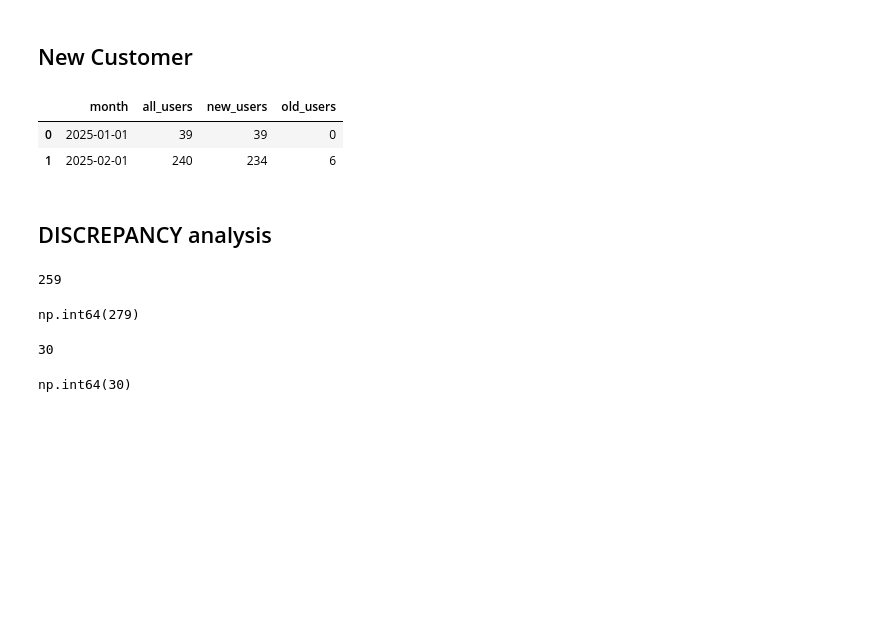
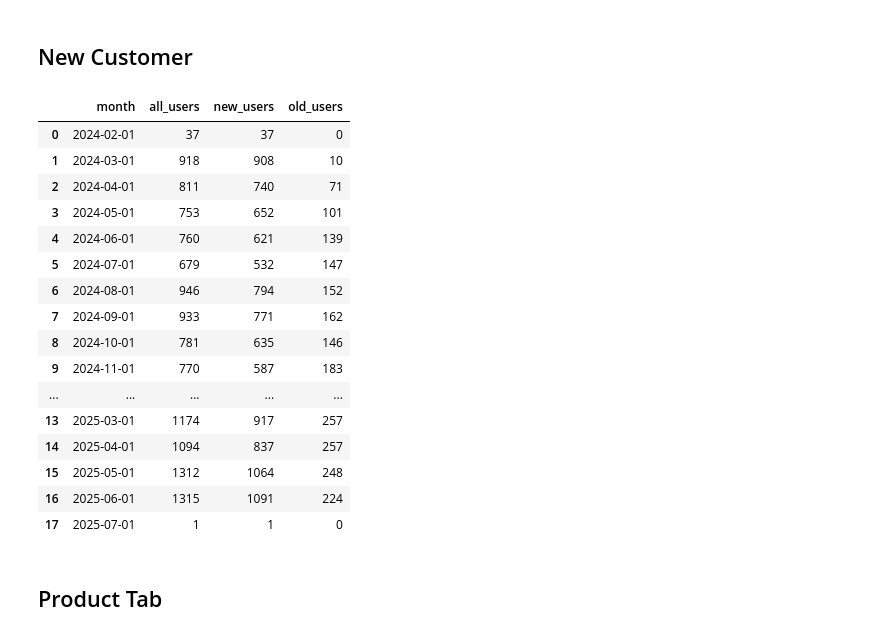
Before and after one commit to datadecoder25/cpg_ltv_calculation, a Jupyter notebook: ltv_calculation.ipynb, the cells around one changed output. Saved outputs shown, nothing was run; the diff lists cells and outputs as text; code cells hidden in the pictures; blank space fills up the shorter version.

```diff
--- a/ltv_calculation.ipynb
+++ b/ltv_calculation.ipynb
@@ -159,5 +159,16 @@ Dataframe shape: (18864, 49)
 
 All required columns found!
+# %%
+combined_df['purchase_date'] = pd.to_datetime(combined_df['purchase_date'], utc=True, errors='coerce')
+
+# Remove rows where purchase_date couldn't be parsed (NaT values)
+combined_df = combined_df.dropna(subset=['purchase_date'])
+
+filtered_df = combined_df[
+    (combined_df['currency'] == 'CAD') &
+    (combined_df['item_price'] > 0) &
+    (combined_df['purchase_date'].dt.strftime('%Y-%m-01') > '2022-09-01')
+].copy()
 # %% [markdown]
 ## Calculating ProductRaw
 # %%
@@ -456,7 +467,7 @@ pntb = pntb_df[['merchant_sku', 'pntb_title', 'pntb_month']].drop_duplicates().r
 # Step 3: Create output_tbl equivalent
 # Filter the main dataframe
 filtered_df = combined_df[
-    (combined_df['currency'] == 'USD') &
+    (combined_df['currency'] == 'CAD') &
     (combined_df['item_price'] > 0) &
     (combined_df['purchase_date'].dt.strftime('%Y-%m-01') > '2022-09-01')
 ].copy()
@@ -538,7 +549,7 @@ ntb_df_wo_sku = ntb_df_wo_sku[['buyer_email', 'pome_month']].drop_duplicates().r
 # Step 3: Create output_tbl equivalent
 # Filter the main dataframe
 filtered_df_wo_sku = combined_df[
-    (combined_df['currency'] == 'USD') &
+    (combined_df['currency'] == 'CAD') &
     (combined_df['item_price'] > 0) &
     (combined_df['purchase_date'].dt.strftime('%Y-%m-01') > '2022-09-01')
 ].copy()
@@ -556,8 +567,8 @@ output_tbl_wo_sku = filtered_df_wo_sku.merge(
     right_on='user_id',
     how='left'
 )
-
-output_tbl_wo_sku['buyer_email'] = output_tbl_wo_sku['buyer_email'].fillna('NA').drop_duplicates()
+# output_tbl_wo_sku
+# output_tbl_wo_sku['buyer_email'] = output_tbl_wo_sku['buyer_email'].fillna('NA').drop_duplicates()
 
 
 # Group by and aggregate
@@ -1087,49 +1130,41 @@ Retention columns: [Timestamp('2025-01-01 00:00:00'), Timestamp('2025-02-01 00:0
 # %%
 sku = None
 if sku:
     filtered_data = RawData[RawData['merchant_sku']==sku].copy()
     #want to filter those rows where pome_month and month is equal
     filtered_data = filtered_data[filtered_data['pome_month']==filtered_data['month']]
 else:
-    filtered_data = RawData.copy()
+    filtered_data = RawDataWithoutSku.copy()
     filtered_data = filtered_data[filtered_data['pome_month']==filtered_data['month']]
 
 new_users = filtered_data.groupby(['month']).agg({'users': 'sum'}).reset_index().rename(columns={'users': 'new_users'})
 
-df_raw = RawData.copy()
+if sku:
+    df_raw = RawData.copy()
+else:
+    df_raw = RawDataWithoutSku.copy()
 all_users = df_raw.groupby(['month']).agg({'users': 'sum'}).reset_index().rename(columns={'users': 'all_users'})
 
 combined_users = pd.merge(all_users,new_users, on='month', how='left')
 combined_users['old_users'] = combined_users['all_users'] - combined_users['new_users']
 combined_users
 # %% [output]
 |  | month | all_users | new_users | old_users |
-| 0 | 2025-01-01 | 39 | 39 | 0 |
-| 1 | 2025-02-01 | 240 | 234 | 6 |
+| 0 | 2024-02-01 | 37 | 37 | 0 |
+| 1 | 2024-03-01 | 918 | 908 | 10 |
+| 2 | 2024-04-01 | 811 | 740 | 71 |
+| 3 | 2024-05-01 | 753 | 652 | 101 |
+| 4 | 2024-06-01 | 760 | 621 | 139 |
+| 5 | 2024-07-01 | 679 | 532 | 147 |
+| 6 | 2024-08-01 | 946 | 794 | 152 |
+| 7 | 2024-09-01 | 933 | 771 | 162 |
+| 8 | 2024-10-01 | 781 | 635 | 146 |
+| 9 | 2024-11-01 | 770 | 587 | 183 |
+| ... | ... | ... | ... | ... |
+| 13 | 2025-03-01 | 1174 | 917 | 257 |
+| 14 | 2025-04-01 | 1094 | 837 | 257 |
+| 15 | 2025-05-01 | 1312 | 1064 | 248 |
+| 16 | 2025-06-01 | 1315 | 1091 | 224 |
+| 17 | 2025-07-01 | 1 | 1 | 0 |
 # %% [markdown]
-## DISCREPANCY analysis
+## Product Tab
-# %%
-new_df = combined_df[
-    (combined_df['currency'] == 'USD') &
-    (combined_df['item_price'] > 0) &
-    (combined_df['purchase_date'].dt.strftime('%Y-%m-01') > '2022-09-01')
-].copy()
-
-
-new_df['buyer_email'] = new_df['buyer_email'].fillna('NA')
-new_df['buyer_email'] = new_df['buyer_email'].astype(str)
-new_df['buyer_email'].nunique()
-# %% [output]
-259
-# %%
-RawData['users'].sum()
-# %% [output]
-np.int64(279)
-# %%
-new_df[new_df['merchant_sku'] == 'FG80064_FBA-1']['buyer_email'].nunique()
-# %% [output]
-30
-# %%
-RawData[RawData['merchant_sku']=='FG80064_FBA-1']['users'].sum()
-# %% [output]
-np.int64(30)
```
Also changed, not shown: parts of 23 cells of this notebook, 1 other file.
